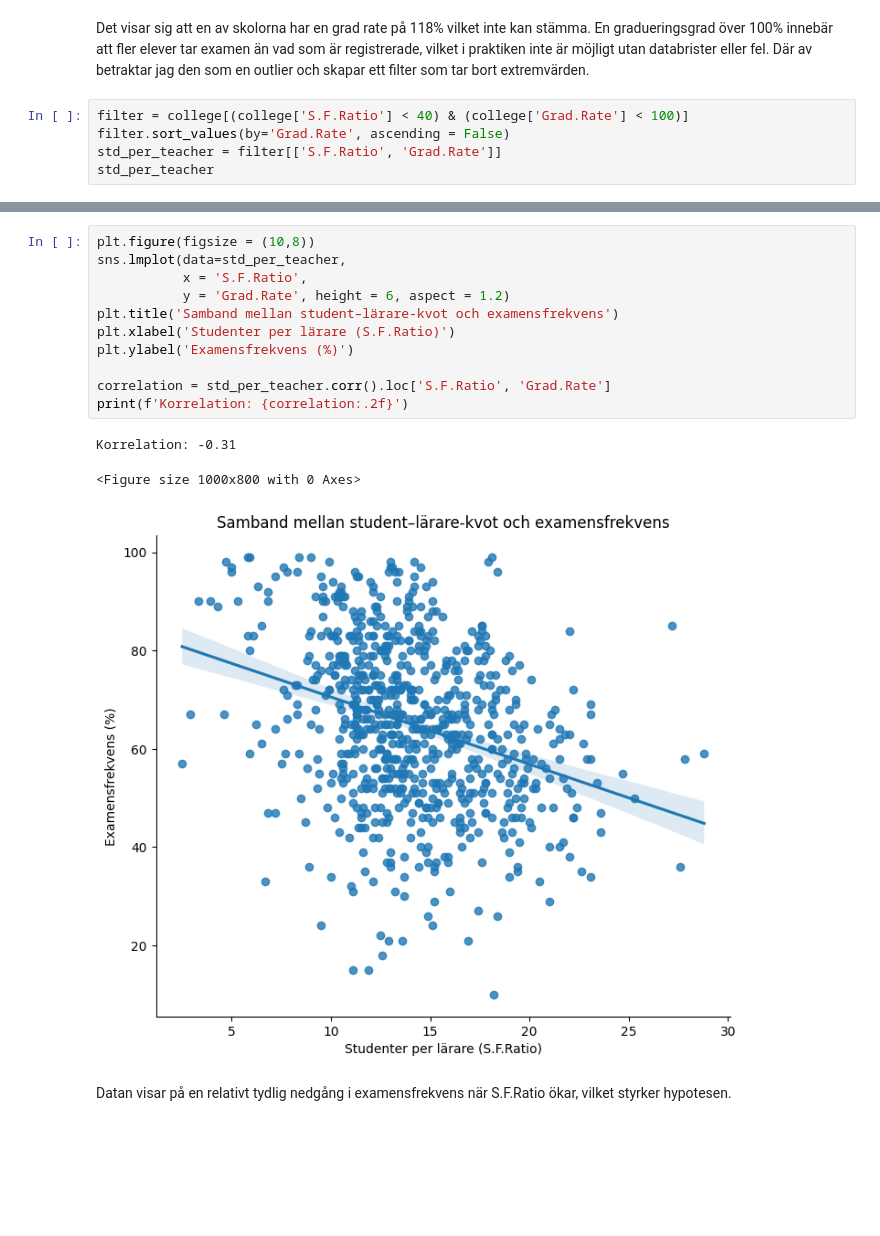
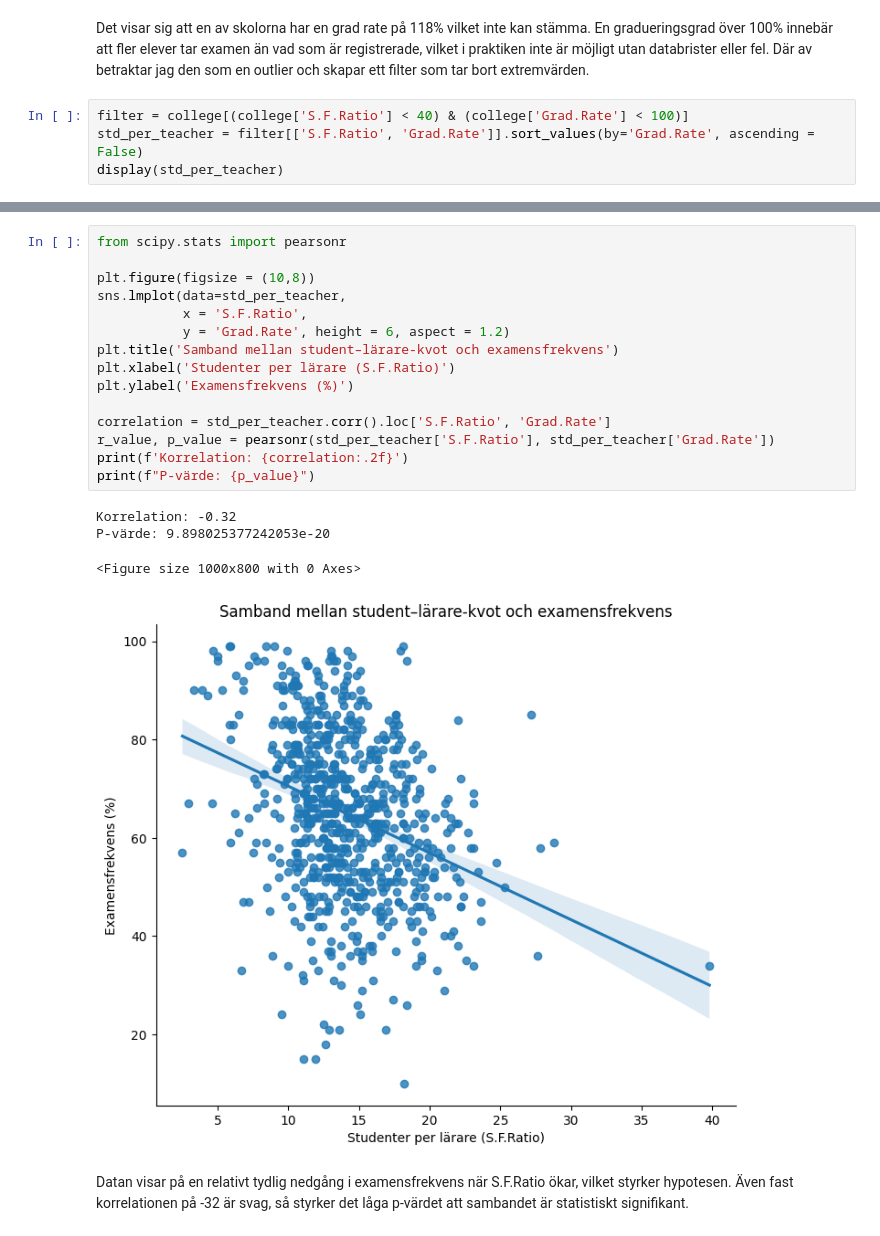
Before and after one commit to SebastianPetersson/Databehandling-SEBASTIAN-PETERSSON, a Jupyter notebook: Labs/Assignment_Dataprocessing-HT25.ipynb, the cells around one changed output, grey strips where cells are left out. Drawn from its saved outputs; the diff is of its cells as text; blank space fills up the shorter version.

```diff
--- a/Labs/Assignment_Dataprocessing-HT25.ipynb
+++ b/Labs/Assignment_Dataprocessing-HT25.ipynb
@@ -160,9 +162,8 @@ Name: Grad.Rate, dtype: int64
 Det visar sig att en av skolorna har en grad rate på 118% vilket inte kan stämma. En gradueringsgrad över 100% innebär att fler elever tar examen än vad som är registrerade, vilket i praktiken inte är möjligt utan databrister eller fel. Där av betraktar jag den som en outlier och skapar ett filter som tar bort extremvärden.
 # %%
 filter = college[(college['S.F.Ratio'] < 40) & (college['Grad.Rate'] < 100)]
-filter.sort_values(by='Grad.Rate', ascending = False)
-std_per_teacher = filter[['S.F.Ratio', 'Grad.Rate']]
-std_per_teacher
+std_per_teacher = filter[['S.F.Ratio', 'Grad.Rate']].sort_values(by='Grad.Rate', ascending = False)
+display(std_per_teacher)
 # %% [output]
 |  | S.F.Ratio | Grad.Rate |
 | College |  |  |
@@ -180,18 +181,23 @@ std_per_teacher
 766 rows × 2 columns
 # %%
+from scipy.stats import pearsonr
+
 plt.figure(figsize = (10,8))
 sns.lmplot(data=std_per_teacher,
            x = 'S.F.Ratio',
            y = 'Grad.Rate', height = 6, aspect = 1.2)
 plt.title('Samband mellan student–lärare-kvot och examensfrekvens')
 plt.xlabel('Studenter per lärare (S.F.Ratio)')
 plt.ylabel('Examensfrekvens (%)')
 
 correlation = std_per_teacher.corr().loc['S.F.Ratio', 'Grad.Rate']
+r_value, p_value = pearsonr(std_per_teacher['S.F.Ratio'], std_per_teacher['Grad.Rate'])
 print(f'Korrelation: {correlation:.2f}')
+print(f"P-värde: {p_value}")
 # %% [output]
-Korrelation: -0.31
+Korrelation: -0.32
+P-värde: 9.898025377242053e-20
 <Figure size 1000x800 with 0 Axes>
-[figure, old version]
+[figure, new version]
 # %% [markdown]
-Datan visar på en relativt tydlig nedgång i examensfrekvens när S.F.Ratio ökar, vilket styrker hypotesen.
+Datan visar på en relativt tydlig nedgång i examensfrekvens när S.F.Ratio ökar, vilket styrker hypotesen. Även fast korrelationen på -32 är svag, så styrker det låga p-värdet att sambandet är statistiskt signifikant.
```
Also changed, not shown: parts of 6 cells of this notebook.
